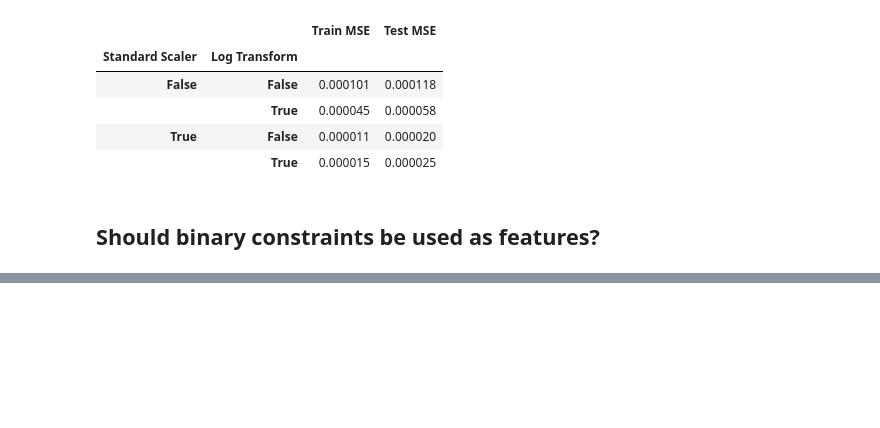
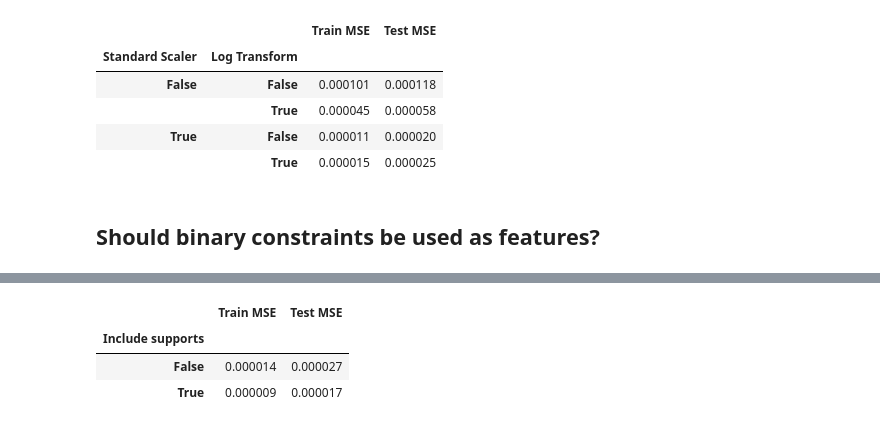
Before and after one commit to ewhalen12/gcnSurrogate, a Jupyter notebook: modelTuning.ipynb, the cells around one changed output, grey strips where cells are left out. Cells and saved outputs as stored; diff of their text form; code cells hidden in the pictures; blank space fills up the shorter version.

```diff
--- a/modelTuning.ipynb
+++ b/modelTuning.ipynb
@@ -256,0 +312,7 @@ df.groupby(['Standard Scaler', 'Log Transform']).mean()[['Train MSE', 'Test MSE'
+# %%
+df.groupby(['Include supports']).mean()[['Train MSE', 'Test MSE']]
+# %% [output]
+|  | Train MSE | Test MSE |
+| Include supports |  |  |
+| False | 0.000014 | 0.000027 |
+| True | 0.000009 | 0.000017 |
```
Also changed, not shown: parts of 2 cells of this notebook.
